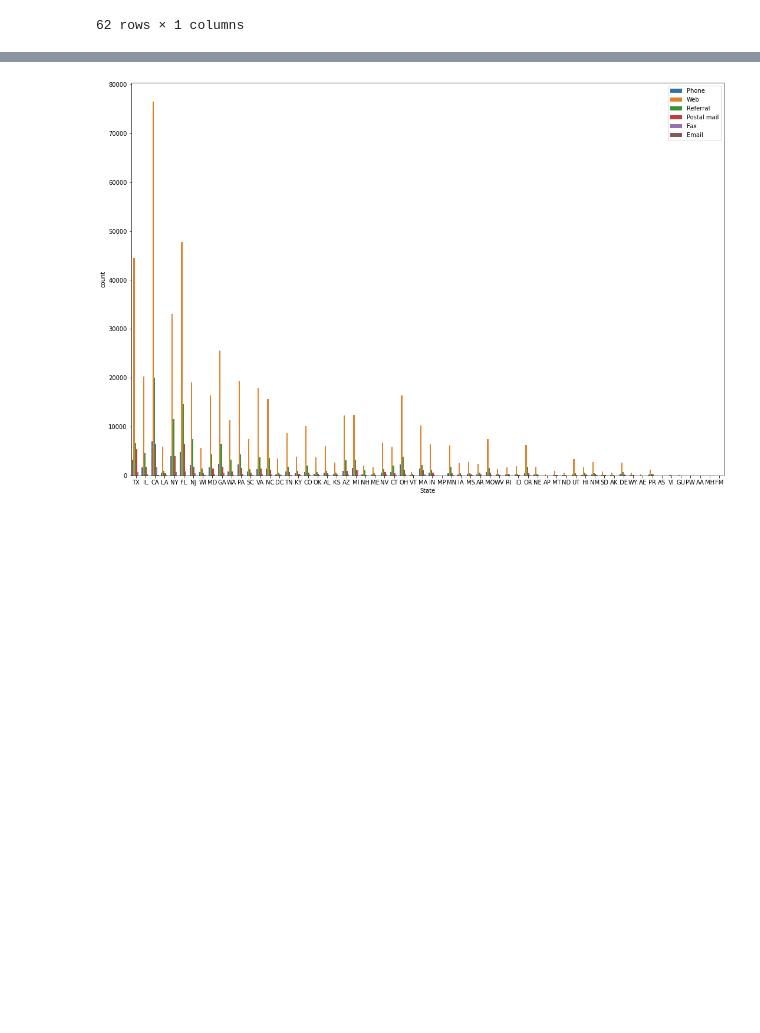
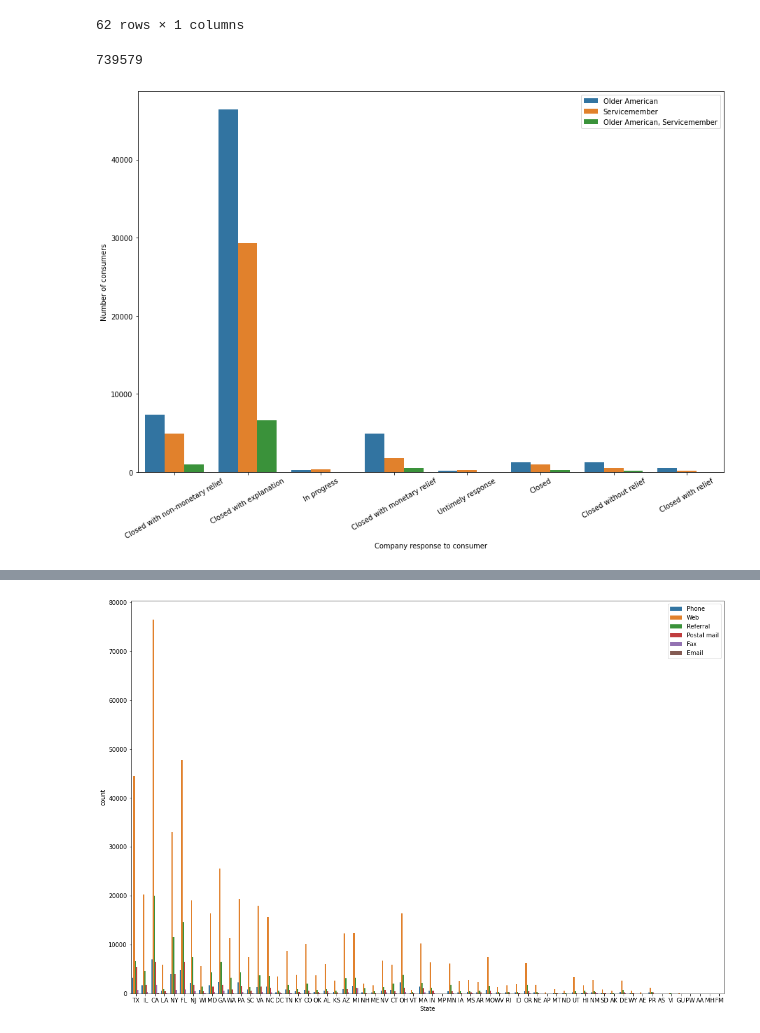
Before and after one commit to Tobi-Ade/Machine-Learning-Deployment, a Jupyter notebook: read.ipynb, the cells around one changed output, grey strips where cells are left out. Saved outputs shown, nothing was run; the diff lists cells and outputs as text; code cells hidden in the pictures; blank space fills up the shorter version.

```diff
--- a/read.ipynb
+++ b/read.ipynb
@@ -133,3 +133,17 @@ state_df
 | FL | 74507 |
 | CA | 111765 |
 62 rows × 1 columns
+# %%
+len(df.loc[df['Tags'] != 'Servicemember'])
+# %% [output]
+739579
+# %%
+# df['Company response to consumer'].value_counts()
+plt.figure(figsize=(15,10))
+sns.countplot('Company response to consumer', hue='Tags', data=df)
+plt.legend(loc='upper right')
+plt.ylabel('Number of consumers')
+plt.xticks(rotation=30)
+plt.show()
+# %% [output]
+[figure, added]
```
Also changed, not shown: parts of 2 cells of this notebook.
